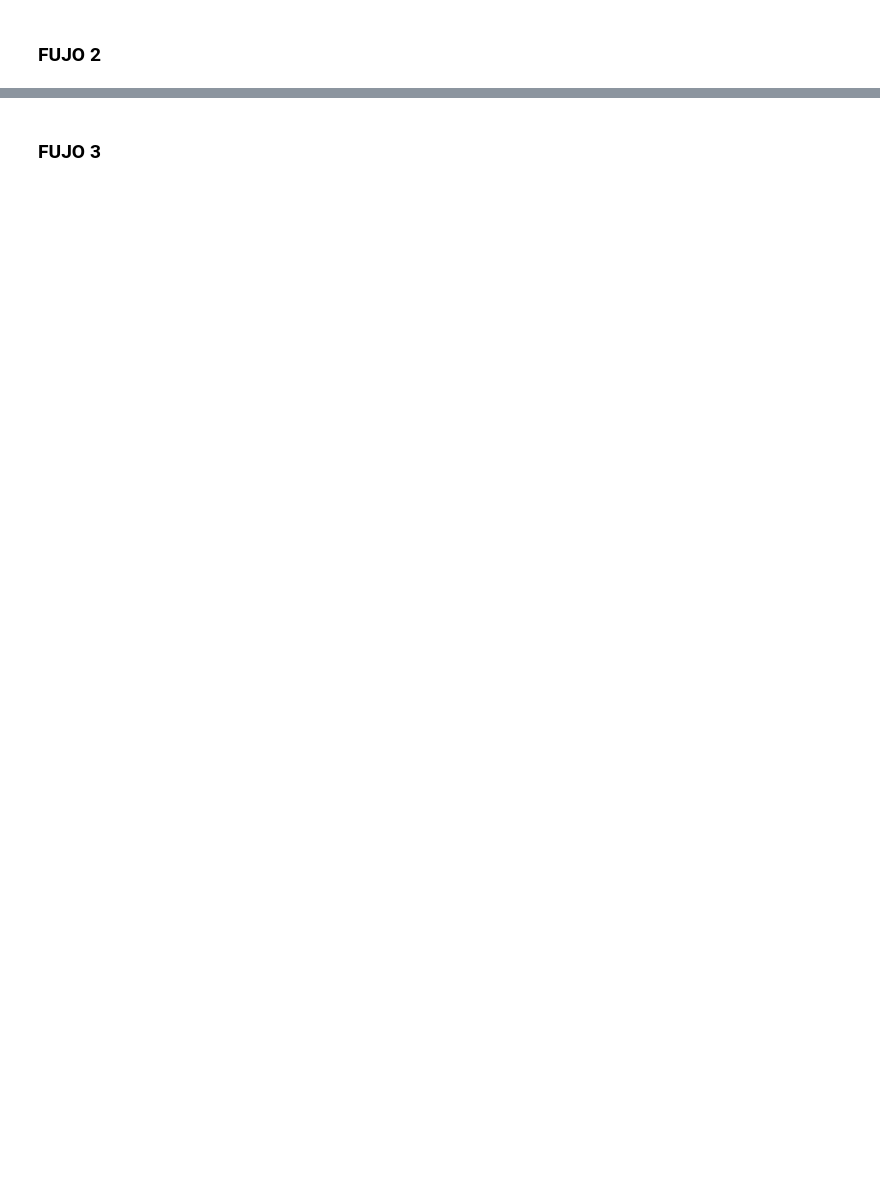
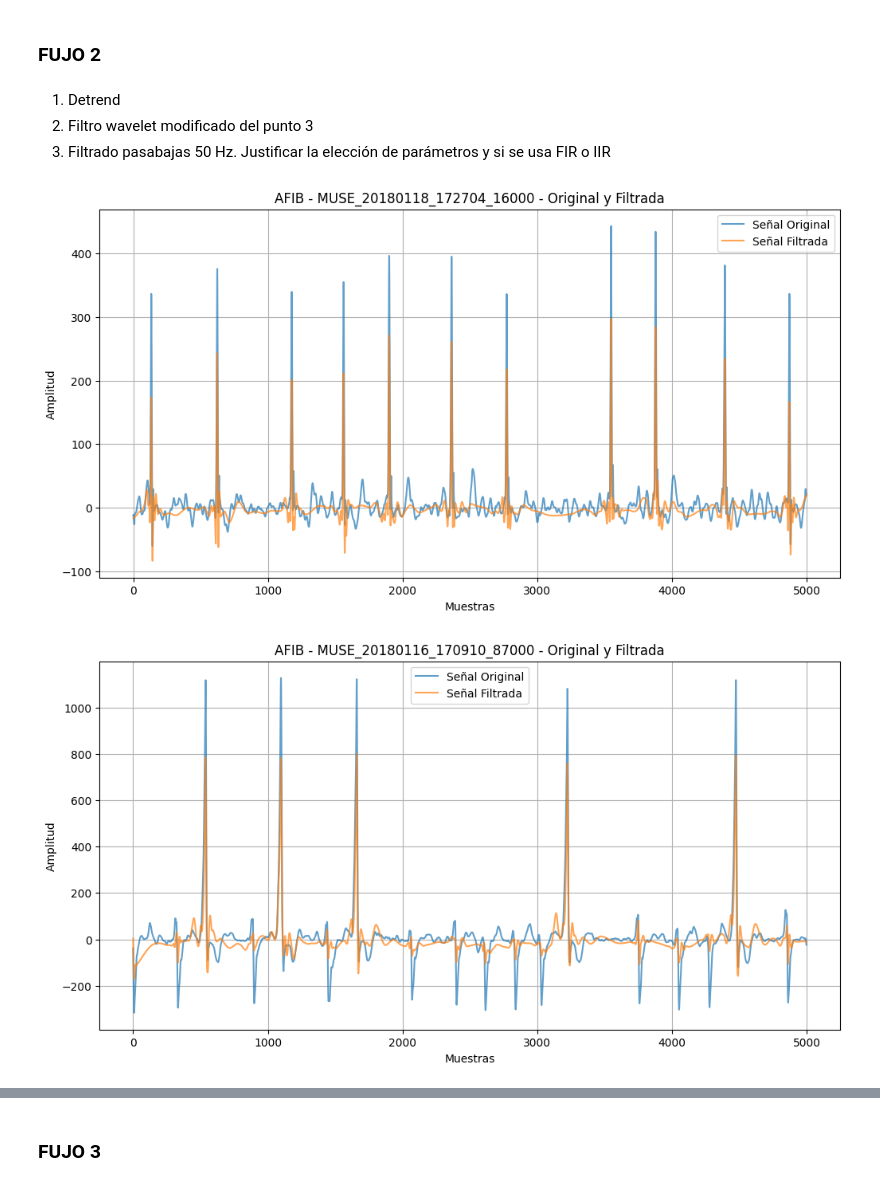
Before and after one commit to juandayo001/Biose-ales_20242, a Jupyter notebook: PROYECTO3.ipynb, the cells around one changed output, grey strips where cells are left out. Cells and saved outputs as stored; diff of their text form; code cells hidden in the pictures; blank space fills up the shorter version.

```diff
--- a/PROYECTO3.ipynb
+++ b/PROYECTO3.ipynb
@@ -321,2 +371,51 @@ Señales AFIB seleccionadas: {'MUSE_20180118_132321_41000': array([45.39   , 49.
 # %% [markdown]
 ### FUJO 2
+# %% [markdown]
+1. Detrend
+2. Filtro wavelet modificado del punto 3
+3. Filtrado pasabajas 50 Hz. Justificar la elección de parámetros y si se usa FIR o IIR
+# %%
+# Función para eliminar tendencia (detrend)
+def detrend_signal(señal):
+    return signal.detrend(señal)  # Elimina la tendencia lineal de la señal
+
+# Filtro pasa-bajos FIR a 50 Hz (misma función de flujo 1)
+
+
+# Filtro wavelet modificado (SYMLET)
+
+
+# Función para procesar señales con detrend, wavelet y filtro pasabajos para flujo 2
+
+def flujo_2(señales, tipo_señal, fs=500):
+    for nombre_señal, señal in señales.items():
+        # Detrend (eliminar la tendencia lineal de la señal)
+        señal_detrendida = detrend_signal(señal)
+
+        # Filtro wavelet modificado (SYMLET)
+        señal_filtrada_wavelet = SYMLET_wavelet(señal_detrendida, wavelet='sym8', nivel=8)
+
+        # Filtro pasa-bajos 50 Hz
+        señal_filtrada_final = filtro_pasa_bajos(señal_filtrada_wavelet, corte=50, fs=fs, orden=40)
+
+        # Mostrar las señales
+        plt.figure(figsize=(12, 6))
+        plt.plot(señal, label='Señal Original', alpha=0.7)  # Usar la señal original
+        plt.plot(señal_filtrada_final, label='Señal Filtrada', alpha=0.7)  # Señal filtrada
+        plt.legend()
+        plt.xlabel("Muestras")
+        plt.ylabel("Amplitud")
+        plt.title(f"{tipo_señal} - {nombre_señal} - Original y Filtrada")
+        plt.grid(True)
+        plt.show()
+
+# Función optimizada para procesar señales de AFIB y SB con flujo 2
+def procesar_todas_las_señales_flujo_2(valores_AFIB, valores_SB, fs=500):
+    for tipo_señal, señales in [('AFIB', valores_AFIB), ('SB', valores_SB)]:
+        flujo_2(señales, tipo_señal, fs)
+
+# Llamada a la función para procesar las señales con flujo 2
+procesar_todas_las_señales_flujo_2(señales_AFIB_aleatorias, señales_SB_aleatorias)
+# %% [output]
+[figure, added]
+[figure, added]
```
Also changed, not shown: parts of 12 cells of this notebook.
